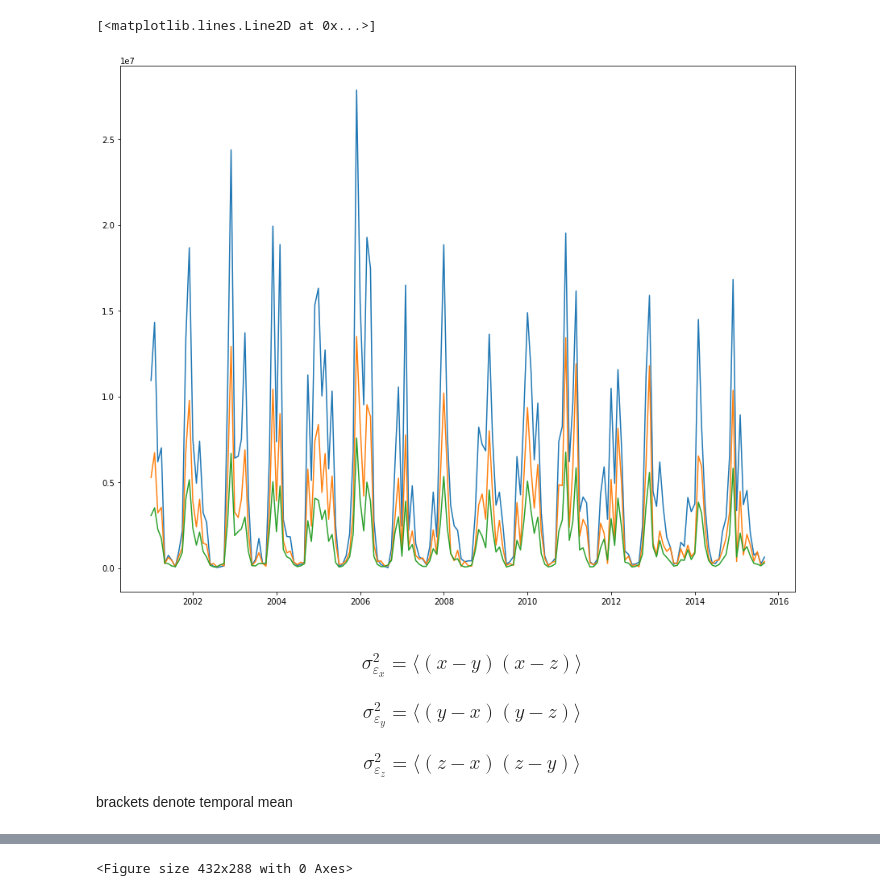
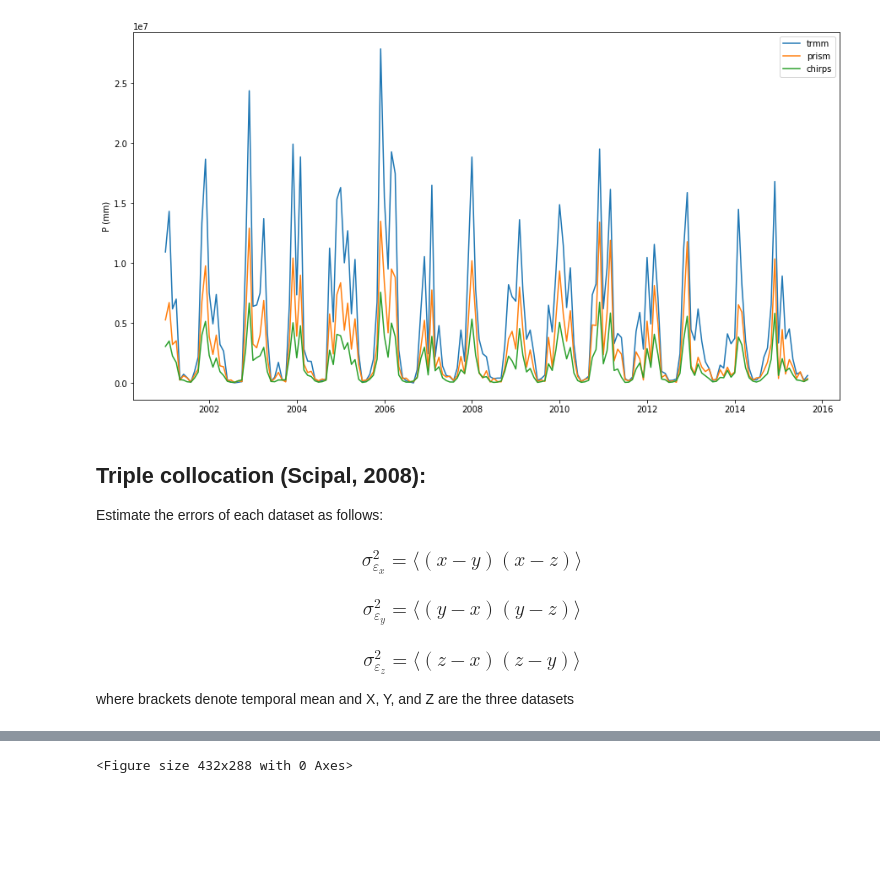
Before and after one commit to kashingtonDC/cvwbm, a Jupyter notebook: code/tc.ipynb, the cells around one changed output, grey strips where cells are left out. Saved outputs shown, nothing was run; the diff lists cells and outputs as text; code cells hidden in the pictures; blank space fills up the shorter version.

```diff
--- a/code/tc.ipynb
+++ b/code/tc.ipynb
@@ -66,11 +66,15 @@ df.head()
 | 2001-04-01 | 7.002581e+06 | 3.531893e+06 | 1.728371e+06 | 393.603520 | 2.159400e+06 | 1.913153e+06 | 2.520901e+06 | 4582.127895 |
 | 2001-05-01 | 2.803792e+05 | 2.534074e+05 | 2.999343e+05 | 262.496736 | 2.787220e+06 | 2.552808e+06 | 2.110090e+06 | 4581.939481 |
 # %%
-plt.figure(figsize = (15,12))
+#Sanity check: plot
 
-plt.plot(df.index,df.trmm)
-plt.plot(df.index,df.prism)
-plt.plot(df.index,df.chirps)
+plt.figure(figsize = (15,8))
+
+plt.plot(df.index,df.trmm, label = "trmm")
+plt.plot(df.index,df.prism, label = "prism")
+plt.plot(df.index,df.chirps, label = 'chirps')
+plt.ylabel("P (mm)")
+plt.legend()
+plt.show()
 # %% [output]
-[<matplotlib.lines.Line2D at 0x...>]
-[figure, old version]
+[figure, new version]
@@ -79,9 +81,13 @@ plt.plot(df.index,df.chirps)
 # %% [markdown]
+## Triple collocation (Scipal, 2008):
+
+Estimate the errors of each dataset as follows:
+
 ### $$\sigma_{\varepsilon_x}^2 = \langle (x-y)(x-z) \rangle$$
 ### $$\sigma_{\varepsilon_y}^2 = \langle (y-x)(y-z) \rangle$$
 ### $$\sigma_{\varepsilon_z}^2 = \langle (z-x)(z-y) \rangle$$
 
-brackets denote temporal mean
+where brackets denote temporal mean and X, Y, and Z are the three datasets
 # %%
 def calc_tc_error(x,y,z):
     e_x = np.sqrt(np.abs(np.mean((x - y) * (x - z))))
```
Also changed, not shown: parts of 17 cells of this notebook.
